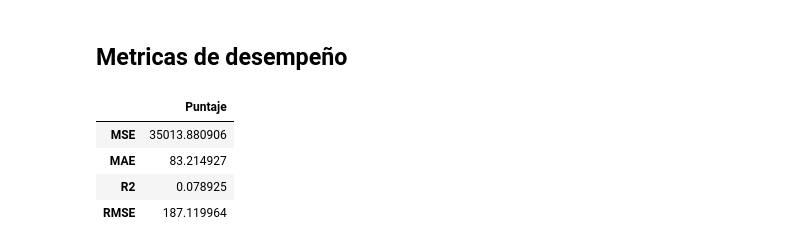
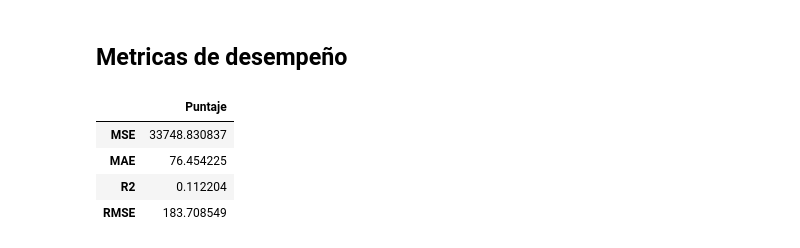
Before and after one commit to alejoarango8/health, a Jupyter notebook: EDA.ipynb, the cells around one changed output. Drawn from its saved outputs; the diff is of its cells as text; code cells hidden in the pictures.

```diff
--- a/EDA.ipynb
+++ b/EDA.ipynb
@@ -630,14 +639,17 @@ df_t["PROFESIONAL ESPECIALIDAD GRD"].value_counts(normalize=True).to_frame().sty
 # %%
-import seaborn as sns
-
+# Crear figura
 fig, axes = plt.subplots(nrows=3, ncols=3, figsize=(10*((1+np.sqrt(5))/2), 10))
 i = 0
 j = 0
 
+# Crear diagrama de barras para cada variable categorica
 for x in df_t.select_dtypes("object").drop(df_t.columns[df_t.columns.str.startswith("DX")], axis=1).drop("PROFESIONAL ESPECIALIDAD GRD", axis=1).columns:
 
-    df = df_t[x].value_counts(normalize=True).to_frame()
+    # DataFrame con los valores por categoria
+    df = df_t[x].value_counts(normalize=True).to_frame()\
+    # Diagrama de barras
     sns.barplot(data=df, x=df.index, y="proportion", ax=axes[i, j], hue=df.index)
+    # Ajustar etiquetas de los ejes
     plt.setp(axes[i, j].xaxis.get_majorticklabels(), rotation=20)
 
     if j!=0 and (j+1)%3 == 0:
@@ -646,6 +658,7 @@ for x in df_t.select_dtypes("object").drop(df_t.columns[df_t.columns.str.startsw
     else:
         j += 1
 
+# Ajustar layout
 plt.tight_layout()
 # %% [output]
 [figure]
@@ -713,17 +755,0 @@ df_t[X.columns] = X
-# %%
-fig, axes = plt.subplots(nrows=5, ncols=5, figsize=(10*((1+np.sqrt(5))/2), 10))
-i = 0
-j = 0
-
-for x in X.columns:
-
-    df = df_t.copy()
-    sns.histplot(data=X, x=x, ax=axes[i, j], kde=True, bins=10)
-
-    if j!=0 and (j+1)%5 == 0:
-        j = 0
-        i += 1
-    else:
-        j += 1
-
-plt.tight_layout()
@@ -821,30 +854,33 @@ pd.DataFrame(model.named_steps["randomforestregressor"].get_params().values(), i
 # %% [markdown]
 ## Metricas de desempeño
 # %%
-from sklearn.metrics import mean_squared_error, mean_absolute_error, r2_score
-from sklearn.model_selection import train_test_split
-import numpy as np
-
-
+# Variable objetivo
 target = "LOS"
 
-X = df[features]
-y = df[target].dt.total_seconds()/3600
+# DataFrame con las variables a utilizar
+X = df_t[features]
+# Convertir variable objetivo a hora
+y = df_t[target].dt.total_seconds()/3600
 
+# Dividir datos de entrenamiento
 X_train, X_test, y_train, y_test = train_test_split(X, y, test_size=0.2, random_state=42)
 
+# Realizar prediccion
 pred = model.predict(X_test)
 
+# Metricas a evaluar con la prediccion
 metrics = [mean_squared_error, mean_absolute_error, r2_score]
 
+# Lista de resultados
 result = [i(y_test, pred) for i in metrics] + [np.sqrt(mean_squared_error(y_test, pred))]
 
+# DataFrame con los resultados de las metricas
 df_results = pd.DataFrame(result, index=["MSE", "MAE", "R2", "RMSE"], columns=["Puntaje"])
 
 df_results
 # %% [output]
 |  | Puntaje |
-| MSE | 35013.880906 |
-| MAE | 83.214927 |
-| R2 | 0.078925 |
-| RMSE | 187.119964 |
+| MSE | 33748.830837 |
+| MAE | 76.454225 |
+| R2 | 0.112204 |
+| RMSE | 183.708549 |
```
Also changed, not shown: parts of 23 cells of this notebook.
